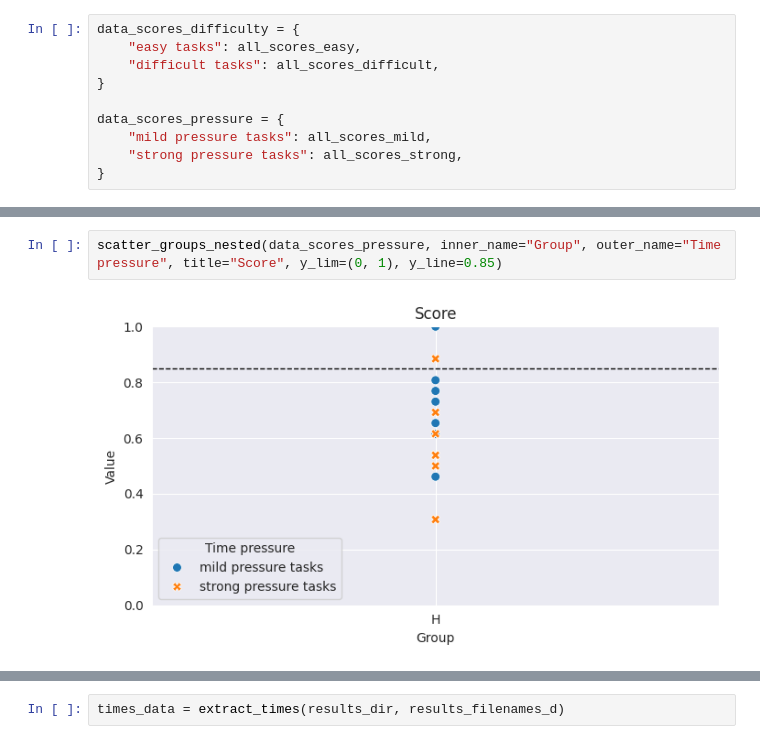
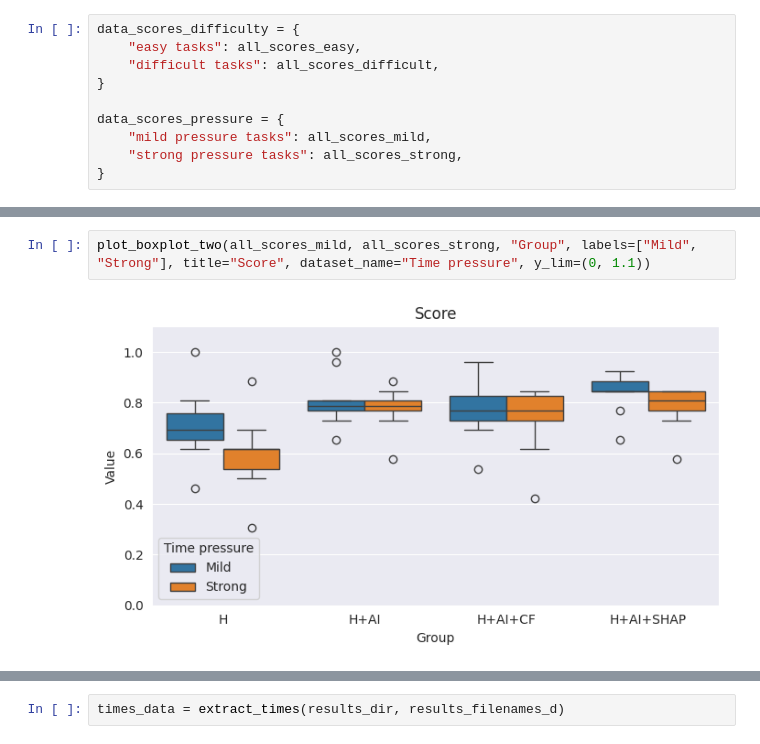
Before and after one commit to jules-leguy/xaipatimg, a Jupyter notebook: notebooks/results_analysis/02.01_db3.1.0_expv1.ipynb, the cells around one changed output, grey strips where cells are left out. Saved outputs shown, nothing was run; the diff lists cells and outputs as text.

```diff
--- a/notebooks/results_analysis/02.01_db3.1.0_expv1.ipynb
+++ b/notebooks/results_analysis/02.01_db3.1.0_expv1.ipynb
@@ -383,4 +503,4 @@ scatter_groups_nested(data_scores_difficulty, inner_name="Group", outer_name="Di
-# %%
-scatter_groups_nested(data_scores_pressure, inner_name="Group", outer_name="Time pressure", title="Score", y_lim=(0, 1), y_line=0.85)
-# %% [output]
-[figure, removed]
+# %%
+plot_boxplot_two(all_scores_mild, all_scores_strong, "Group", labels=["Mild", "Strong"], title="Score", dataset_name="Time pressure", y_lim=(0, 1.1))
+# %% [output]
+[figure, added]
```
Also changed, not shown: parts of 49 cells of this notebook, 2 other files.
